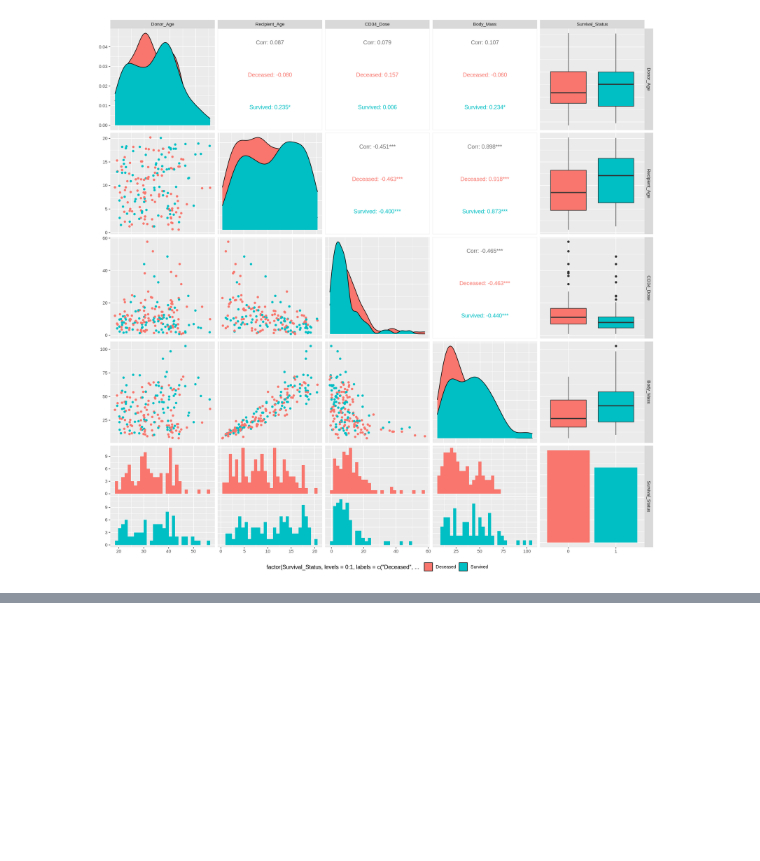
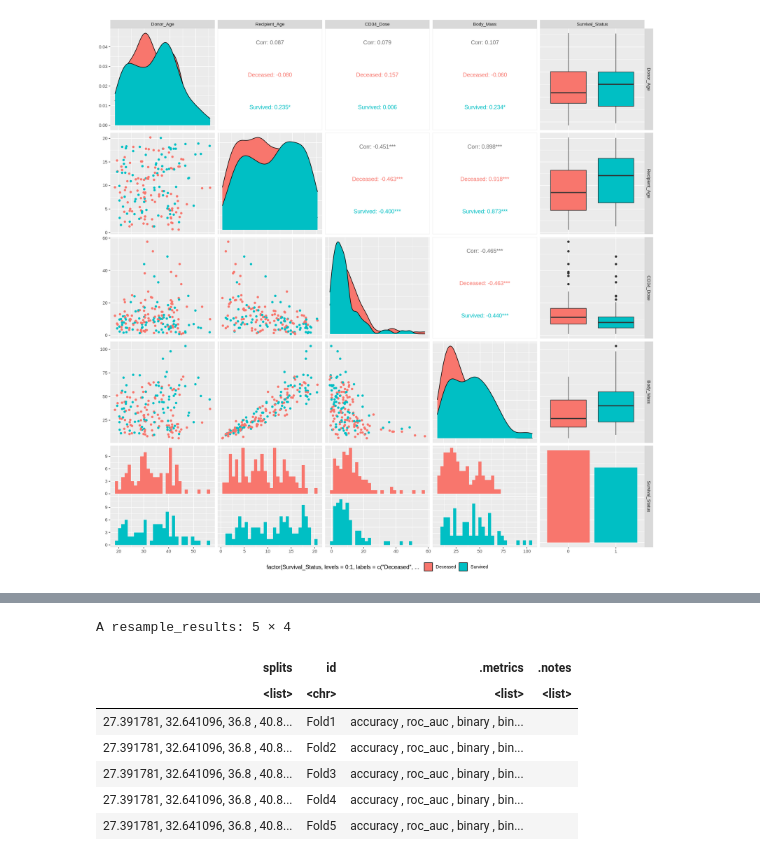
Before and after one commit to rishiiii3/dsci-100-2023S-group-67, a Jupyter notebook: Bone Marrow Analysis.ipynb, the cells around one changed output, grey strips where cells are left out. Saved outputs shown, nothing was run; the diff lists cells and outputs as text; code cells hidden in the pictures; blank space fills up the shorter version.

```diff
--- a/Bone Marrow Analysis.ipynb
+++ b/Bone Marrow Analysis.ipynb
@@ -256,0 +291,11 @@ A tibble: 2 × 6
+# %%
+bone_marrow_fit
+# %% [output]
+A resample_results: 5 × 4
+| splits | id | .metrics | .notes |
+| <list> | <chr> | <list> | <list> |
+| 27.391781, 32.641096, 36.8 , 40.8... | Fold1 | accuracy , roc_auc , binary , bin... |  |
+| 27.391781, 32.641096, 36.8 , 40.8... | Fold2 | accuracy , roc_auc , binary , bin... |  |
+| 27.391781, 32.641096, 36.8 , 40.8... | Fold3 | accuracy , roc_auc , binary , bin... |  |
+| 27.391781, 32.641096, 36.8 , 40.8... | Fold4 | accuracy , roc_auc , binary , bin... |  |
+| 27.391781, 32.641096, 36.8 , 40.8... | Fold5 | accuracy , roc_auc , binary , bin... |  |
```
Also changed, not shown: parts of 11 cells of this notebook.
